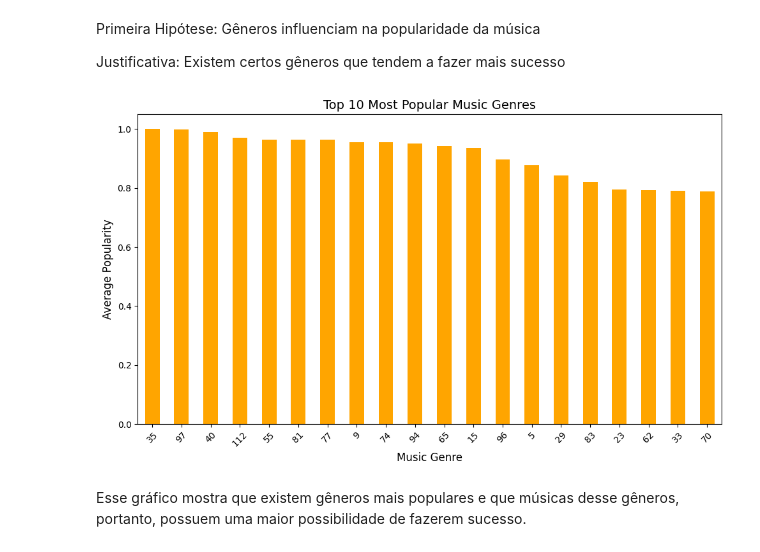
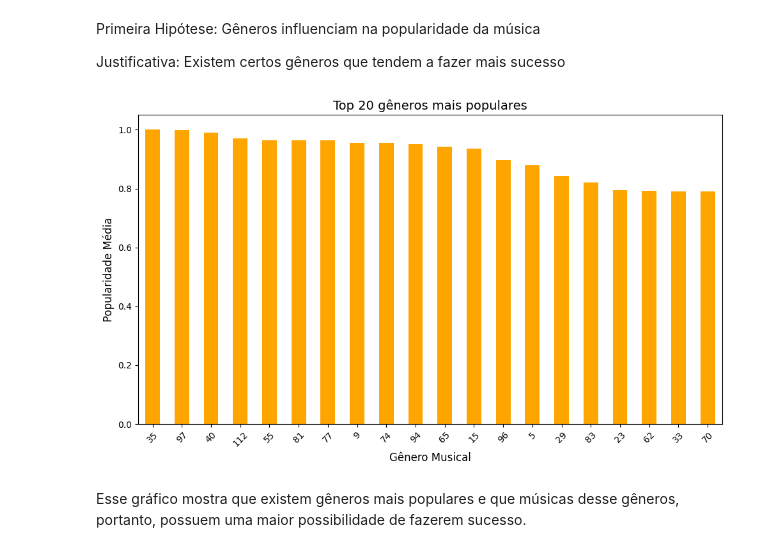
Before and after one commit to Leoogata/Desafio-Kaggle, a Jupyter notebook: kaggle.ipynb, the cells around one changed output. Saved outputs shown, nothing was run; the diff lists cells and outputs as text; code cells hidden in the pictures.

```diff
--- a/kaggle.ipynb
+++ b/kaggle.ipynb
@@ -231,26 +231,26 @@ Justificativa: Existem certos gêneros que tendem a fazer mais sucesso
 # %%
 genre_popularity = treino.groupby('track_genre')['popularity_target'].mean().sort_values(ascending=False)
 
-# Selecting the top 10 most popular genres
-top_10_genres = genre_popularity.head(20)
+# Selecionando os 20 gêneros de música mais populares
+top_20_genres = genre_popularity.head(20)
 
-# Plotting the top 10 genres and their average popularity
+# Plotando os 20 gêneros mais populares e suas popularidades
 plt.figure(figsize=(10, 6))
-top_10_genres.plot(kind='bar', color='orange')
+top_20_genres.plot(kind='bar', color='orange')
 
-# Adding title and labels
-plt.title('Top 10 Most Popular Music Genres', fontsize=14)
-plt.xlabel('Music Genre', fontsize=12)
-plt.ylabel('Average Popularity', fontsize=12)
+# Adicionando título e legendas
+plt.title('Top 20 gêneros mais populares', fontsize=14)
+plt.xlabel('Gênero Musical', fontsize=12)
+plt.ylabel('Popularidade Média', fontsize=12)
 
-# Rotating x-axis labels for better readability
+# Rotacionando eixo x
 plt.xticks(rotation=45)
 
-# Displaying the plot
+# Plotando gráfico
 plt.tight_layout()
 plt.show()
 # %% [output]
-[figure, old version]
+[figure, new version]
 # %% [markdown]
 Esse gráfico mostra que existem gêneros mais populares e que músicas desse gêneros, portanto, possuem uma maior possibilidade de fazerem sucesso.
 # %% [markdown]
```
Also changed, not shown: parts of 2 cells of this notebook.
